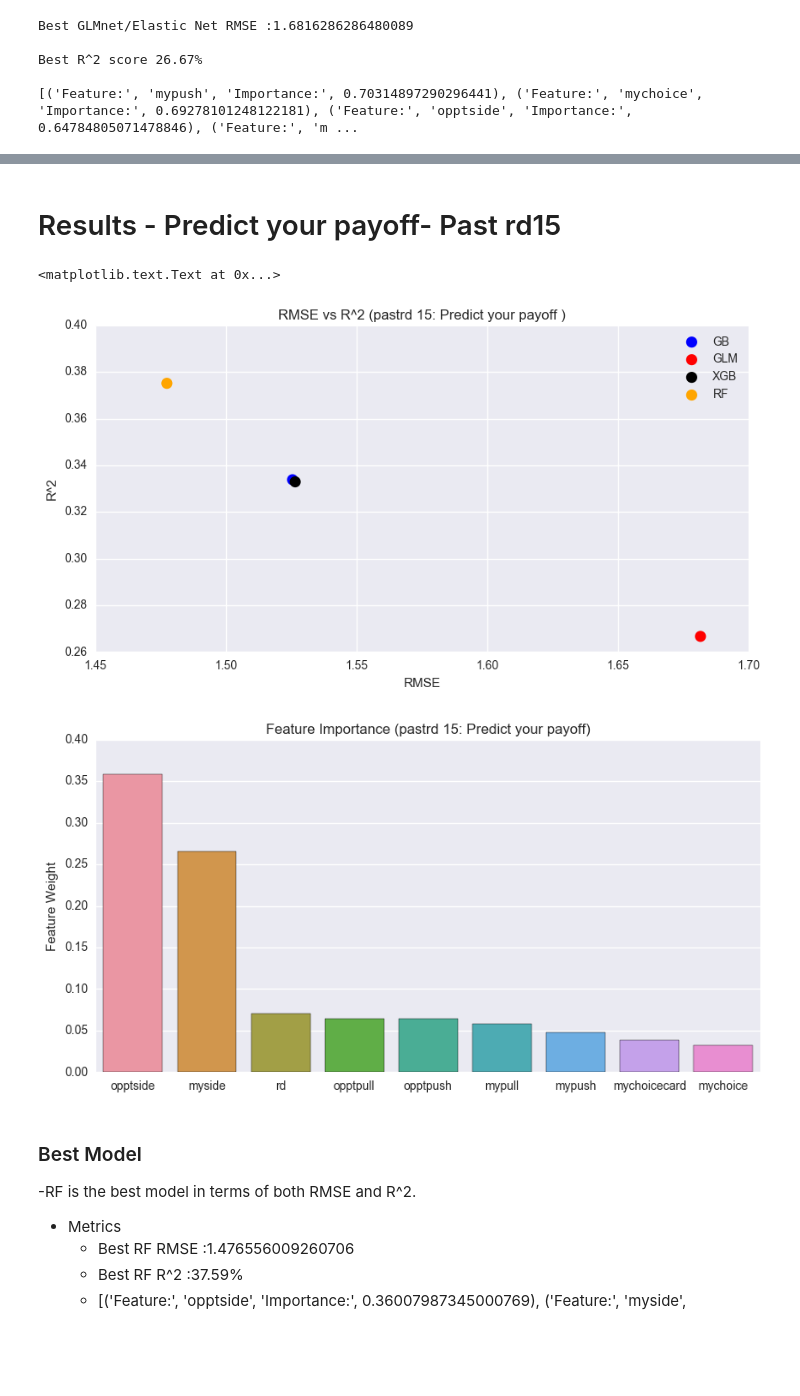
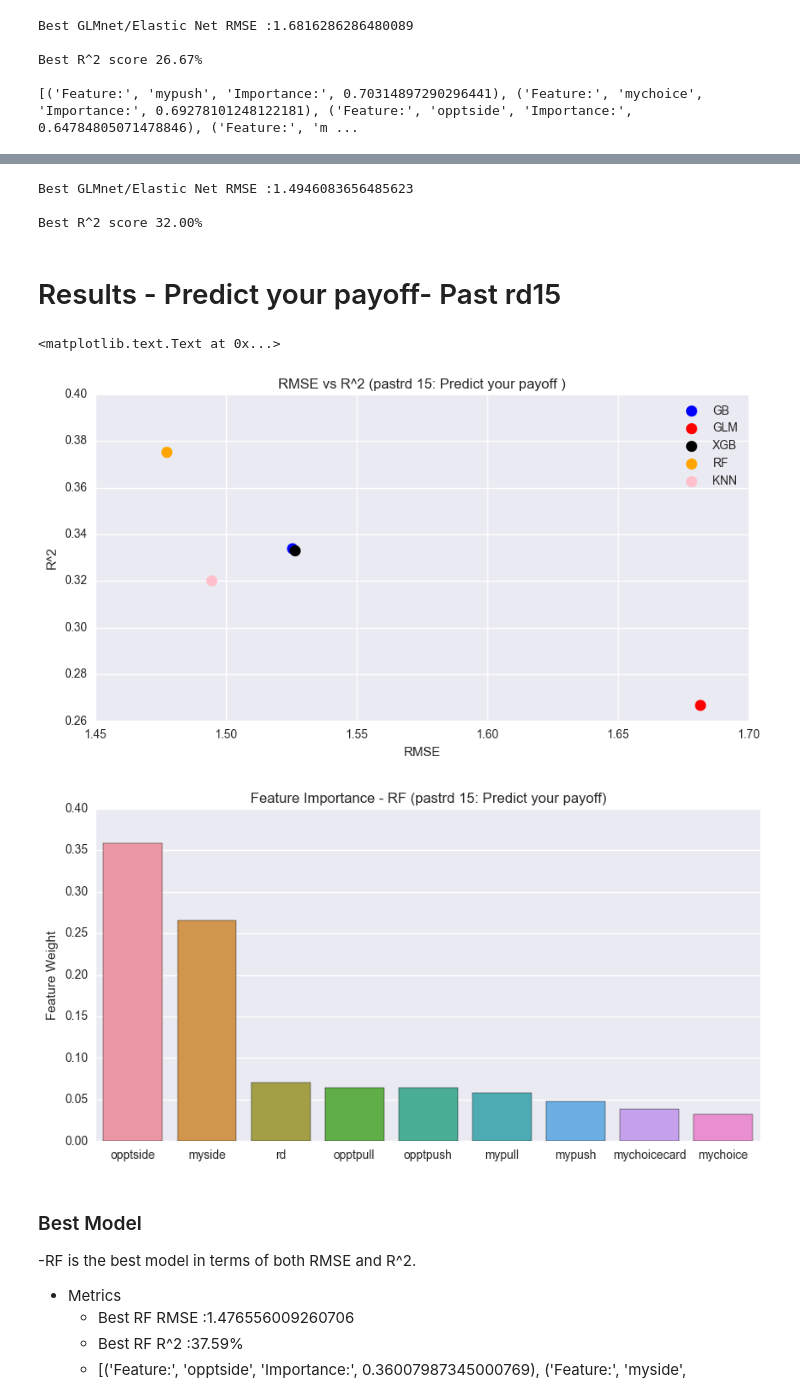
Before and after one commit to jonhilgart22/Galvanize-Machine-Learning-I, a Jupyter notebook: Final_Project_Ultimatum_Game/ML_Final_Ultimatum_Game.ipynb, the cells around one changed output, grey strips where cells are left out. Saved outputs shown, nothing was run; the diff lists cells and outputs as text; code cells hidden in the pictures; blank space fills up the shorter version.

```diff
--- a/Final_Project_Ultimatum_Game/ML_Final_Ultimatum_Game.ipynb
+++ b/Final_Project_Ultimatum_Game/ML_Final_Ultimatum_Game.ipynb
@@ -1038,6 +1124,7 @@ gradient_boost_parameters = {'loss':['ls', 'lad', 'huber', 'quantile'], 'learnin
                               'alpha':[i for i in np.linspace(.001,.99,30)],'max_features':['auto','sqrt','log2']}
 glm_net_parameters = {'alpha':[i for i in np.linspace(.001,2.99,30)],'l1_ratio':[i for i in np.linspace(.001,1.0,100)]
 }
+knn_parameters = {'n_neighbors':[i for i in range(1,100)]}
 # %%
 #Random Forest - train on thetraining  data set
 
@@ -1202,0 +1292,4 @@ Best R^2 score 26.67%
+# %%
+##KNN
+
+best_knn_pastrd15_model = regression_model_past15_mypayoff_scaled.random_grid_search(model='knn_regression', params_dict=knn_parameters, iterations=50)
@@ -1203,25 +1299,52 @@ Best R^2 score 26.67%
+# %%
+# Best elastic net/glm net
+
+best_knn_pastrd15_mypayoff = best_knn_pastrd15_model
+
+## use the same data partion as in the class
+X_train_pastrd15_mypayoff_scaled = regression_model_past15_mypayoff_scaled.X_trainval
+y_train_pastrd15_mypayoff_notscaled = regression_model_past15_mypayoff_scaled.y_trainval
+X_test_pastrd15_mypayoff_scaled = regression_model_past15_mypayoff_scaled.X_test
+y_test_pastrd15_mypayoff_notscaled = regression_model_past15_mypayoff_scaled.y_test
+
+best_knn_pastrd15_mypayoff.fit( X_train_pastrd15_mypayoff_scaled, y_train_pastrd15_mypayoff_notscaled)
+### train test split from the initial data partion
+best_knn_pastrd15_rmse=euclidean(y_test_pastrd15_mypayoff_notscaled,\
+best_knn_pastrd15_mypayoff.predict(X_test_pastrd15_mypayoff_scaled))/sqrt(len(y_test_pastrd15_mypayoff_notscaled))
+print('Best GLMnet/Elastic Net RMSE :{}'.format(best_knn_pastrd15_rmse))
+print()
+best_knn_pastrd15_r2=r2_score(y_test_pastrd15_mypayoff_notscaled,\
+best_knn_pastrd15_mypayoff.predict(X_test_pastrd15_mypayoff_scaled))
+print('Best R^2 score {:.2%}'.format(r2_score(y_test_pastrd15_mypayoff_notscaled,\
+best_knn_pastrd15_mypayoff.predict(X_test_pastrd15_mypayoff_scaled))))
+print()
+# %% [output]
+Best GLMnet/Elastic Net RMSE :1.4946083656485623
+
+Best R^2 score 32.00%
 # %% [markdown]
 # Results - Predict your payoff- Past rd15
 # %%
 plt.figure(figsize=(10,5))
 plt.scatter(best_gb_pastrd15_rmse,best_gb_pastrd15_r2,label='GB',color='b',linewidths=(5,5))
 plt.scatter(best_glmnet_pastrd15_rmse,best_glmnet_pastrd15_r2,label='GLM',color='r',linewidths=(5,5))
 plt.scatter(best_xgb_pastrd15_rmse,best_xgb_pastrd15_r2,label='XGB',color='black',linewidths=(5,5))
 plt.scatter(best_rf_pastrd15_rmse,best_rf_pastrd15_r2,label='RF',color='orange',linewidths=(5,5))
+plt.scatter(best_knn_pastrd15_rmse,best_knn_pastrd15_r2,label='KNN',color='pink',linewidths=(5,5))
 plt.title('RMSE vs R^2 (pastrd 15: Predict your payoff )')
 plt.xlabel('RMSE')
 plt.ylabel('R^2')
 plt.legend();
 
 
 plt.figure(figsize=(10,5))
 sns.barplot(x=features_weights_sorted_rf_pastrd15,y=sorted_featres_rf_pastrd15)
-plt.title('Feature Importance (pastrd 15: Predict your payoff)')
+plt.title('Feature Importance - RF (pastrd 15: Predict your payoff)')
 plt.ylabel('Feature Weight')
 # %% [output]
 <matplotlib.text.Text at 0x...>
-[figure, old version]
+[figure, new version]
-[figure, old version]
+[figure, new version]
 # %% [markdown]
 ### Best Model
 -RF is the best model in terms of both RMSE and R^2.
```
Also changed, not shown: parts of 30 cells of this notebook, 1 other file.
